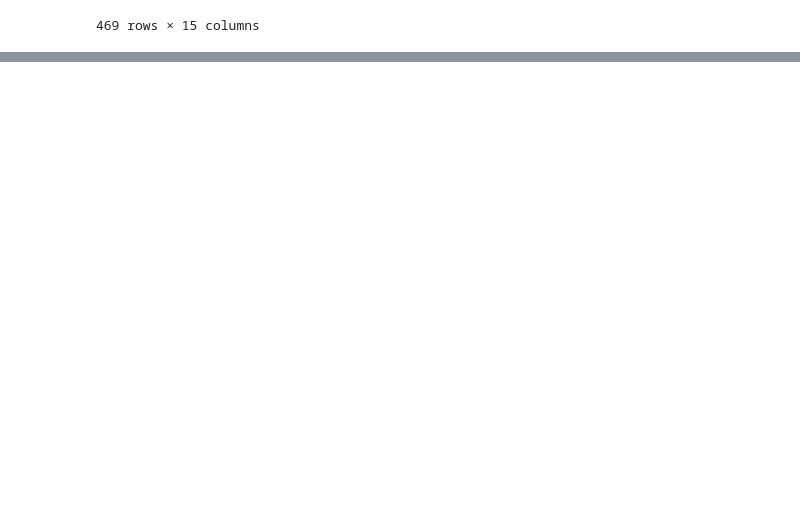
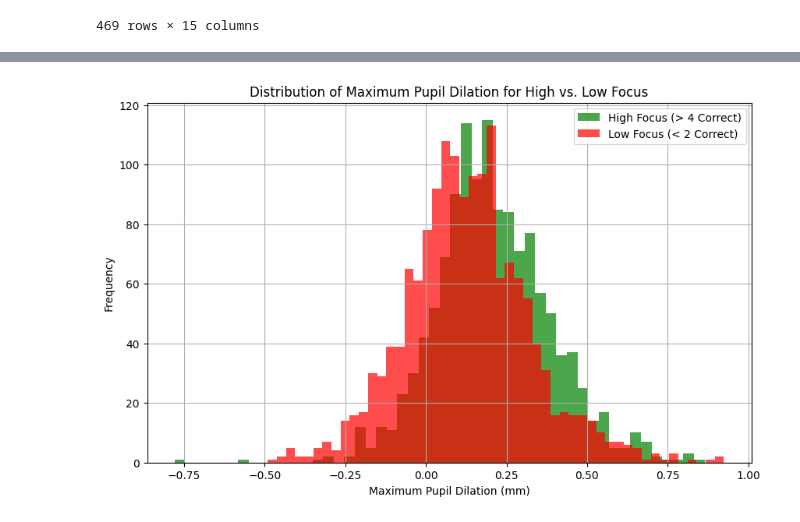
Before and after one commit to emorysmithis/pupil-cluster, a Jupyter notebook: BCI_dilation.ipynb, the cells around one changed output, grey strips where cells are left out. Saved outputs shown, nothing was run; the diff lists cells and outputs as text; code cells hidden in the pictures; blank space fills up the shorter version.

```diff
--- a/BCI_dilation.ipynb
+++ b/BCI_dilation.ipynb
@@ -391,0 +357,20 @@ plt.show()
+# %%
+
+high_focus_bin = max_dilation_dict[5] + max_dilation_dict[6] #+ max_dilation_dict[4]
+low_focus_bin = max_dilation_dict[0] + max_dilation_dict[1] #+ max_dilation_dict[2]
+
+import matplotlib.pyplot as plt
+
+plt.figure(figsize=(10, 6))
+
+plt.hist(high_focus_bin, bins=50, alpha=0.7, label='High Focus (> 4 Correct)', color='green')
+plt.hist(low_focus_bin, bins=50, alpha=0.7, label='Low Focus (< 2 Correct)', color='red')
+
+plt.xlabel('Maximum Pupil Dilation (mm)')
+plt.ylabel('Frequency')
+plt.title('Distribution of Maximum Pupil Dilation for High vs. Low Focus')
+plt.legend()
+plt.grid(True)
+plt.show()
+# %% [output]
+[figure, added]
```
Also changed, not shown: parts of 7 cells of this notebook.
